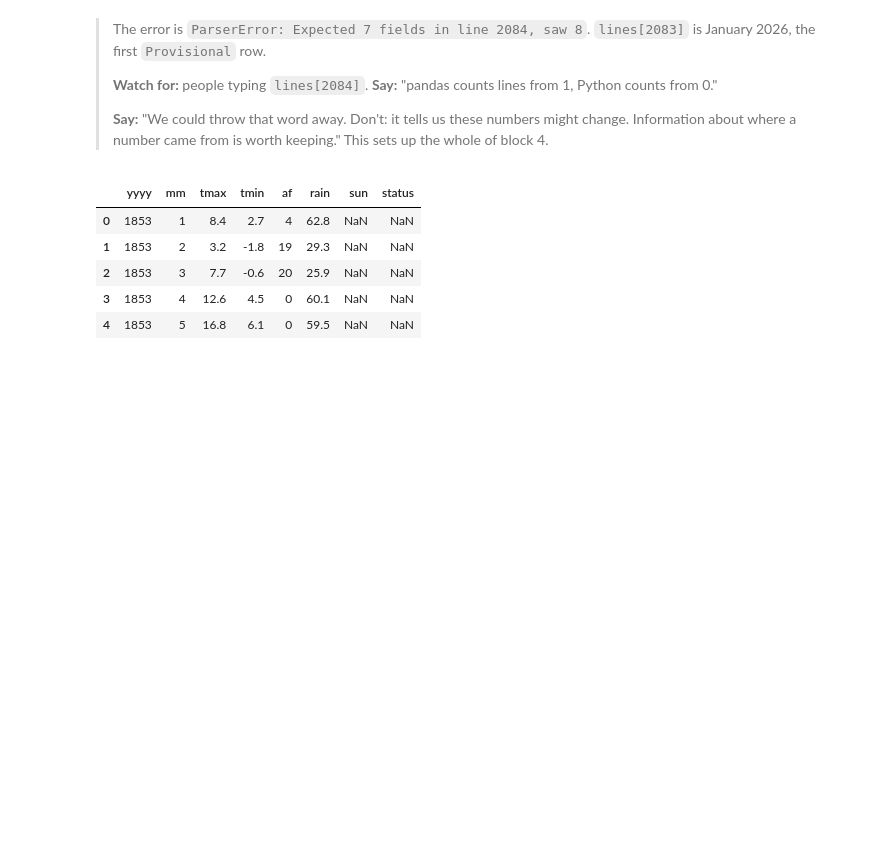
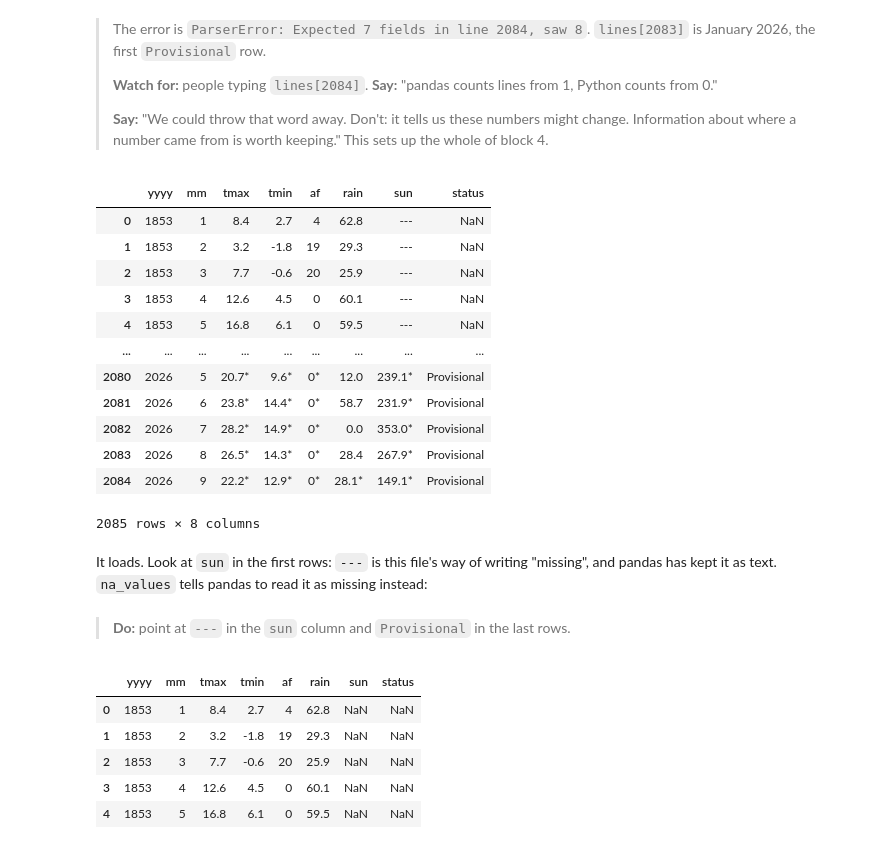
Before and after one commit to cafoala/cfrr-python-for-data-analysis, a Jupyter notebook: instructor/day1_demo.ipynb, the cells around one changed output. Saved outputs shown, nothing was run; the diff lists cells and outputs as text; code cells hidden in the pictures; blank space fills up the shorter version.

```diff
--- a/instructor/day1_demo.ipynb
+++ b/instructor/day1_demo.ipynb
@@ -208,4 +210,25 @@ Recent rows have an eighth field, the word `Provisional`. The data are ragged: s
 > **Watch for:** people typing `lines[2084]`. **Say:** "pandas counts lines from 1, Python counts from 0."
 >
 > **Say:** "We could throw that word away. Don't: it tells us these numbers might change. Information about where a number came from is worth keeping." This sets up the whole of block 4.
+# %%
+COLUMNS = ["yyyy", "mm", "tmax", "tmin", "af", "rain", "sun", "status"]
+pd.read_csv(OXFORD, sep=r"\s+", skiprows=7, names=COLUMNS)
+# %% [output]
+|  | yyyy | mm | tmax | tmin | af | rain | sun | status |
+| 0 | 1853 | 1 | 8.4 | 2.7 | 4 | 62.8 | --- | NaN |
+| 1 | 1853 | 2 | 3.2 | -1.8 | 19 | 29.3 | --- | NaN |
+| 2 | 1853 | 3 | 7.7 | -0.6 | 20 | 25.9 | --- | NaN |
+| 3 | 1853 | 4 | 12.6 | 4.5 | 0 | 60.1 | --- | NaN |
+| 4 | 1853 | 5 | 16.8 | 6.1 | 0 | 59.5 | --- | NaN |
+| ... | ... | ... | ... | ... | ... | ... | ... | ... |
+| 2080 | 2026 | 5 | 20.7* | 9.6* | 0* | 12.0 | 239.1* | Provisional |
+| 2081 | 2026 | 6 | 23.8* | 14.4* | 0* | 58.7 | 231.9* | Provisional |
+| 2082 | 2026 | 7 | 28.2* | 14.9* | 0* | 0.0 | 353.0* | Provisional |
+| 2083 | 2026 | 8 | 26.5* | 14.3* | 0* | 28.4 | 267.9* | Provisional |
+| 2084 | 2026 | 9 | 22.2* | 12.9* | 0* | 28.1* | 149.1* | Provisional |
+2085 rows × 8 columns
+# %% [markdown]
+It loads. Look at `sun` in the first rows: `---` is this file's way of writing "missing", and pandas has kept it as text. `na_values` tells pandas to read it as missing instead:
+# %% [markdown]
+> **Do:** point at `---` in the `sun` column and `Provisional` in the last rows.
 # %%
```
Also changed, not shown: parts of 98 cells of this notebook, 3 other files.
